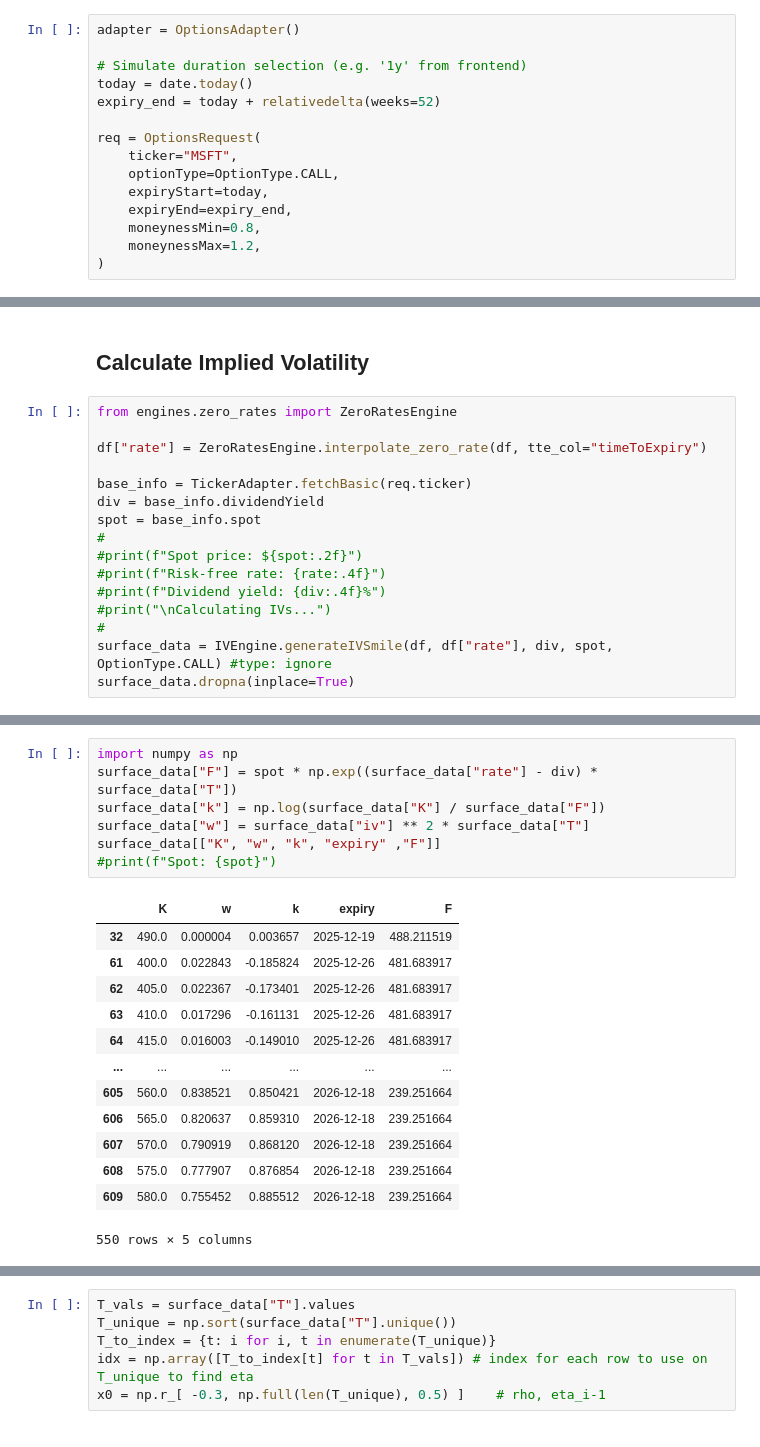
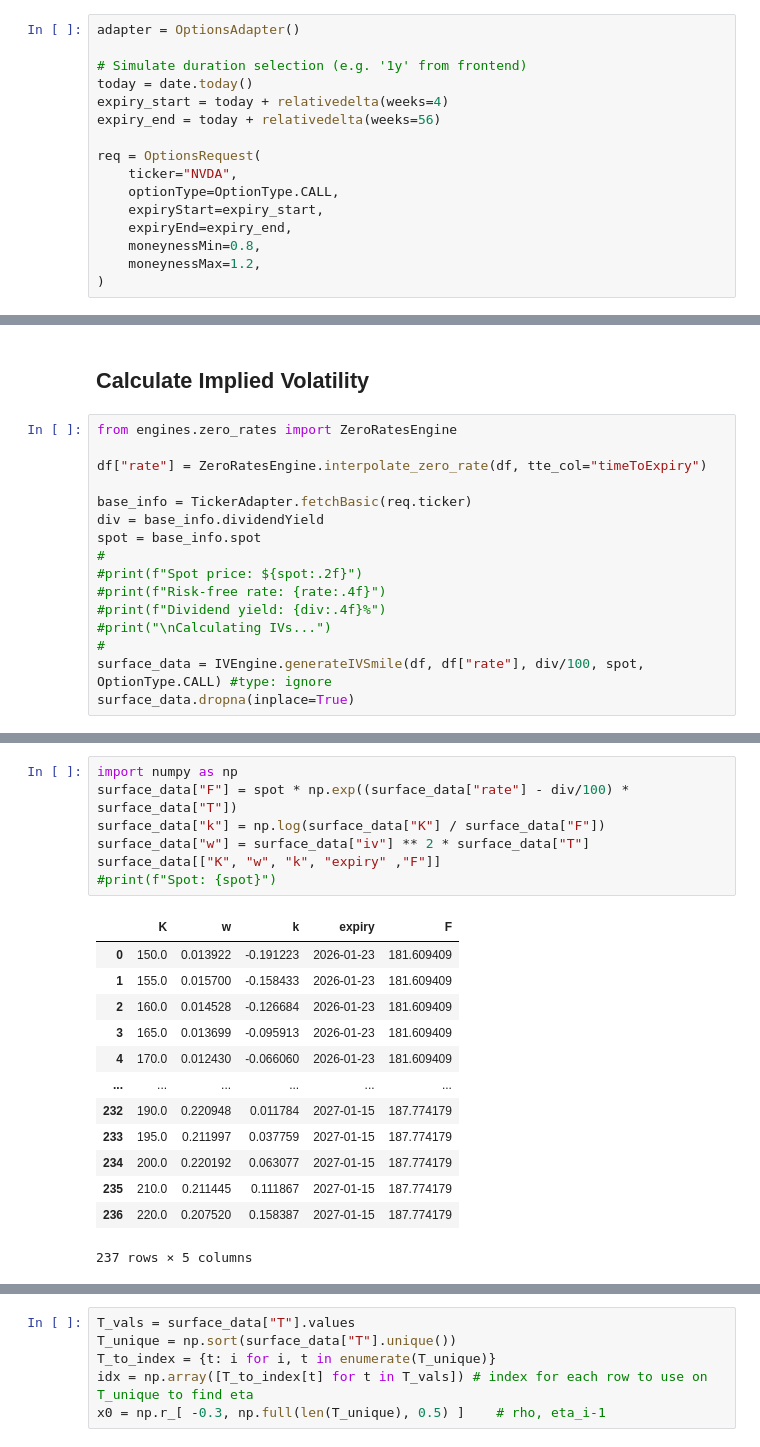
Before and after one commit to alqavii/ssvi-surface, a Jupyter notebook: backend/test copy.ipynb, the cells around one changed output, grey strips where cells are left out. Cells and saved outputs as stored; diff of their text form.

```diff
--- a/backend/test copy.ipynb
+++ b/backend/test copy.ipynb
@@ -35,12 +38,13 @@ adapter = OptionsAdapter()
 
 # Simulate duration selection (e.g. '1y' from frontend)
 today = date.today()
-expiry_end = today + relativedelta(weeks=52)
+expiry_start = today + relativedelta(weeks=4)
+expiry_end = today + relativedelta(weeks=56)
 
 req = OptionsRequest(
-    ticker="MSFT",
+    ticker="NVDA",
     optionType=OptionType.CALL,
-    expiryStart=today,
+    expiryStart=expiry_start,
     expiryEnd=expiry_end,
     moneynessMin=0.8,
     moneynessMax=1.2,
@@ -88,7 +92,7 @@ spot = base_info.spot
 #print(f"Dividend yield: {div:.4f}%")
 #print("\nCalculating IVs...")
 #
-surface_data = IVEngine.generateIVSmile(df, df["rate"], div, spot, OptionType.CALL) #type: ignore
+surface_data = IVEngine.generateIVSmile(df, df["rate"], div/100, spot, OptionType.CALL) #type: ignore
 surface_data.dropna(inplace=True)
 # %%
 print("\nIV Calculation Results:")
@@ -111,21 +115,21 @@ IV Calculation Results:
 # %%
 import numpy as np
-surface_data["F"] = spot * np.exp((surface_data["rate"] - div) * surface_data["T"])
+surface_data["F"] = spot * np.exp((surface_data["rate"] - div/100) * surface_data["T"])
 surface_data["k"] = np.log(surface_data["K"] / surface_data["F"])
 surface_data["w"] = surface_data["iv"] ** 2 * surface_data["T"]
 surface_data[["K", "w", "k", "expiry" ,"F"]]
 #print(f"Spot: {spot}")
 # %% [output]
 |  | K | w | k | expiry | F |
-| 32 | 490.0 | 0.000004 | 0.003657 | 2025-12-19 | 488.211519 |
-| 61 | 400.0 | 0.022843 | -0.185824 | 2025-12-26 | 481.683917 |
-| 62 | 405.0 | 0.022367 | -0.173401 | 2025-12-26 | 481.683917 |
-| 63 | 410.0 | 0.017296 | -0.161131 | 2025-12-26 | 481.683917 |
-| 64 | 415.0 | 0.016003 | -0.149010 | 2025-12-26 | 481.683917 |
+| 0 | 150.0 | 0.013922 | -0.191223 | 2026-01-23 | 181.609409 |
+| 1 | 155.0 | 0.015700 | -0.158433 | 2026-01-23 | 181.609409 |
+| 2 | 160.0 | 0.014528 | -0.126684 | 2026-01-23 | 181.609409 |
+| 3 | 165.0 | 0.013699 | -0.095913 | 2026-01-23 | 181.609409 |
+| 4 | 170.0 | 0.012430 | -0.066060 | 2026-01-23 | 181.609409 |
 | ... | ... | ... | ... | ... | ... |
-| 605 | 560.0 | 0.838521 | 0.850421 | 2026-12-18 | 239.251664 |
-| 606 | 565.0 | 0.820637 | 0.859310 | 2026-12-18 | 239.251664 |
-| 607 | 570.0 | 0.790919 | 0.868120 | 2026-12-18 | 239.251664 |
-| 608 | 575.0 | 0.777907 | 0.876854 | 2026-12-18 | 239.251664 |
-| 609 | 580.0 | 0.755452 | 0.885512 | 2026-12-18 | 239.251664 |
+| 232 | 190.0 | 0.220948 | 0.011784 | 2027-01-15 | 187.774179 |
+| 233 | 195.0 | 0.211997 | 0.037759 | 2027-01-15 | 187.774179 |
+| 234 | 200.0 | 0.220192 | 0.063077 | 2027-01-15 | 187.774179 |
+| 235 | 210.0 | 0.211445 | 0.111867 | 2027-01-15 | 187.774179 |
+| 236 | 220.0 | 0.207520 | 0.158387 | 2027-01-15 | 187.774179 |
-550 rows × 5 columns
+237 rows × 5 columns
```
Also changed, not shown: parts of 16 cells of this notebook, 1 other file.
